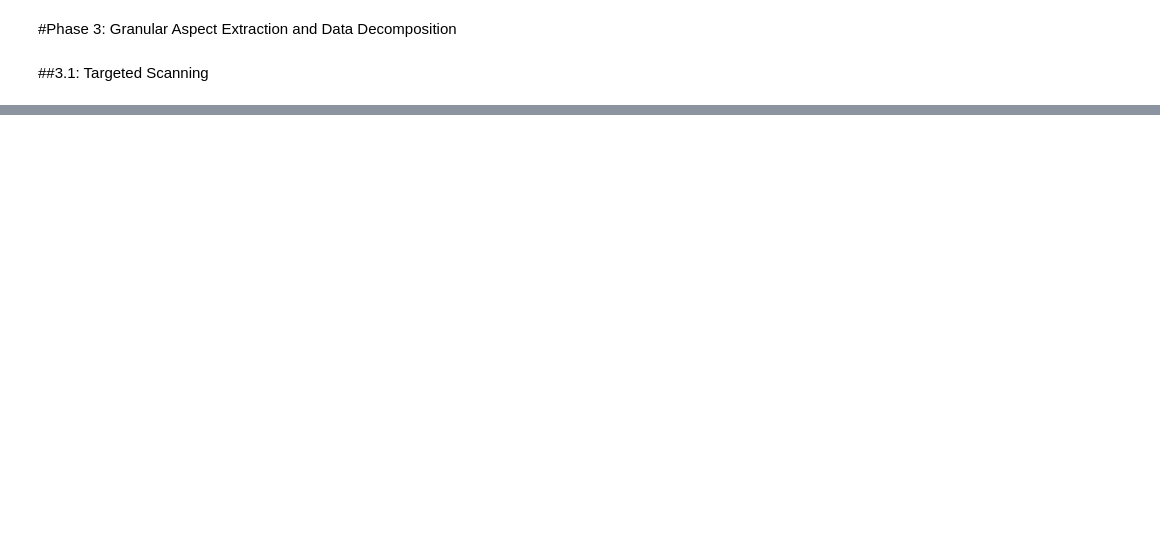
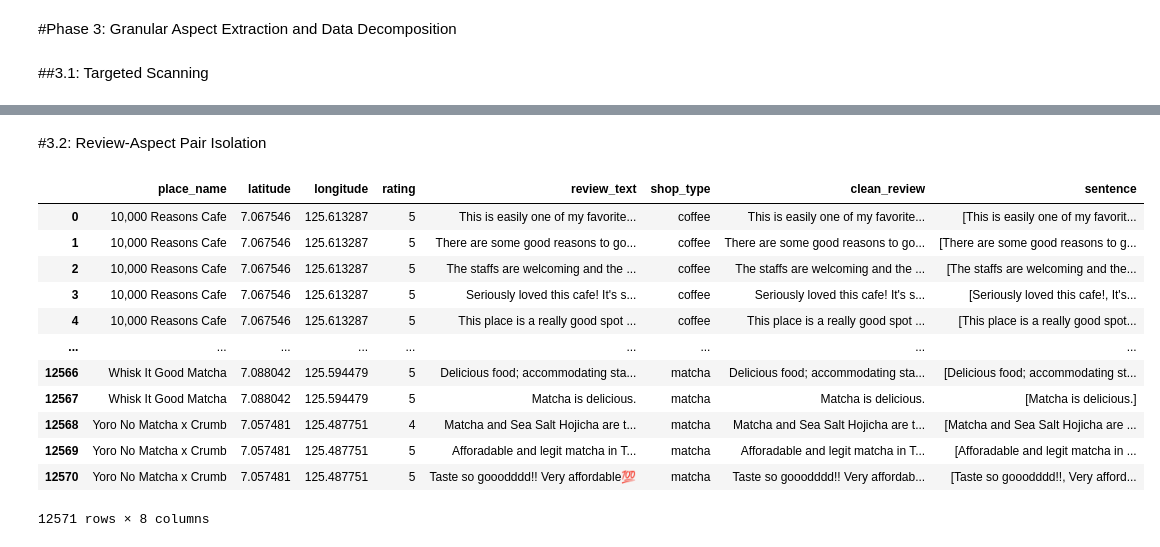
Before and after one commit to z-sulit/Thesis-Project-Aspect-Based-Sentiment-Analysis, a Jupyter notebook: _3_Granular ASpect Extraction and Data Decomposition/gaedd.ipynb, the cells around one changed output, grey strips where cells are left out. Cells and saved outputs as stored; diff of their text form; code cells hidden in the pictures; blank space fills up the shorter version.

Commit message:
update: Phase 3.2: Review-Aspect Pair Isolation

```diff
--- a/_3_Granular ASpect Extraction and Data Decomposition/gaedd.ipynb
+++ b/_3_Granular ASpect Extraction and Data Decomposition/gaedd.ipynb
@@ -36,3 +37,8 @@ aspect_dictionary = {
         "close", "traffic"
     ]
 }
+# %%
+base_dir = 'D:/Ateneo de Davao/Thesis-Project-Aspect-Based-Sentiment-Analysis/Dataset'
+file_path = os.path.join(base_dir, 'Thesis_master_reviews_nonull.csv')
+
+df = pd.read_csv(file_path)
@@ -38,0 +61,29 @@ aspect_dictionary = {
+# %%
+#Phase 3.1: Targeted Scanning for Aspect Extraction
+
+# prevent substring mismatches
+compiled_patterns = {
+    aspect: re.compile(r'\b(?:' + '|'.join(map(re.escape, keywords)) + r')\b')
+    for aspect, keywords in aspect_dictionary.items()
+}
+
+def target_scan(text):
+    if not isinstance(text, str):
+        return []
+    text = text.lower()
+    return [aspect for aspect, pattern in compiled_patterns.items() if pattern.search(text)]
+
+# 'df' and text is in 'clean_review'
+# 1. Tokenize reviews into sentences (with strict string validation to bypass rogue floats/NaNs)
+df['sentence'] = df['clean_review'].apply(lambda x: sent_tokenize(x) if isinstance(x, str) else [])
+
+# 2. Explode the sentences into distinct rows
+df_sentences = df.explode('sentence').reset_index(drop=True)
+
+# 3. Execute Step 3.1: Targeted Scanning
+df_sentences['TargetAspect'] = df_sentences['sentence'].apply(target_scan)
+
+# 4. Clean up: Drop sentences where no aspect was detected
+df_scanned = df_sentences[df_sentences['TargetAspect'].astype(bool)].copy()
+# %% [markdown]
+#3.2: Review-Aspect Pair Isolation
@@ -38,0 +93,16 @@ aspect_dictionary = {
+# %%
+df
+# %% [output]
+|  | place_name | latitude | longitude | rating | review_text | shop_type | clean_review | sentence |
+| 0 | 10,000 Reasons Cafe | 7.067546 | 125.613287 | 5 | This is easily one of my favorite... | coffee | This is easily one of my favorite... | [This is easily one of my favorit... |
+| 1 | 10,000 Reasons Cafe | 7.067546 | 125.613287 | 5 | There are some good reasons to go... | coffee | There are some good reasons to go... | [There are some good reasons to g... |
+| 2 | 10,000 Reasons Cafe | 7.067546 | 125.613287 | 5 | The staffs are welcoming and the ... | coffee | The staffs are welcoming and the ... | [The staffs are welcoming and the... |
+| 3 | 10,000 Reasons Cafe | 7.067546 | 125.613287 | 5 | Seriously loved this cafe! It's s... | coffee | Seriously loved this cafe! It's s... | [Seriously loved this cafe!, It's... |
+| 4 | 10,000 Reasons Cafe | 7.067546 | 125.613287 | 5 | This place is a really good spot ... | coffee | This place is a really good spot ... | [This place is a really good spot... |
+| ... | ... | ... | ... | ... | ... | ... | ... | ... |
+| 12566 | Whisk It Good Matcha | 7.088042 | 125.594479 | 5 | Delicious food; accommodating sta... | matcha | Delicious food; accommodating sta... | [Delicious food; accommodating st... |
+| 12567 | Whisk It Good Matcha | 7.088042 | 125.594479 | 5 | Matcha is delicious. | matcha | Matcha is delicious. | [Matcha is delicious.] |
+| 12568 | Yoro No Matcha x Crumb | 7.057481 | 125.487751 | 4 | Matcha and Sea Salt Hojicha are t... | matcha | Matcha and Sea Salt Hojicha are t... | [Matcha and Sea Salt Hojicha are ... |
+| 12569 | Yoro No Matcha x Crumb | 7.057481 | 125.487751 | 5 | Afforadable and legit matcha in T... | matcha | Afforadable and legit matcha in T... | [Afforadable and legit matcha in ... |
+| 12570 | Yoro No Matcha x Crumb | 7.057481 | 125.487751 | 5 | Taste so gooodddd!! Very affordable💯 | matcha | Taste so gooodddd!! Very affordab... | [Taste so gooodddd!!, Very afford... |
+12571 rows × 8 columns
```
Also changed, not shown: parts of 4 cells of this notebook, 1 other file.
